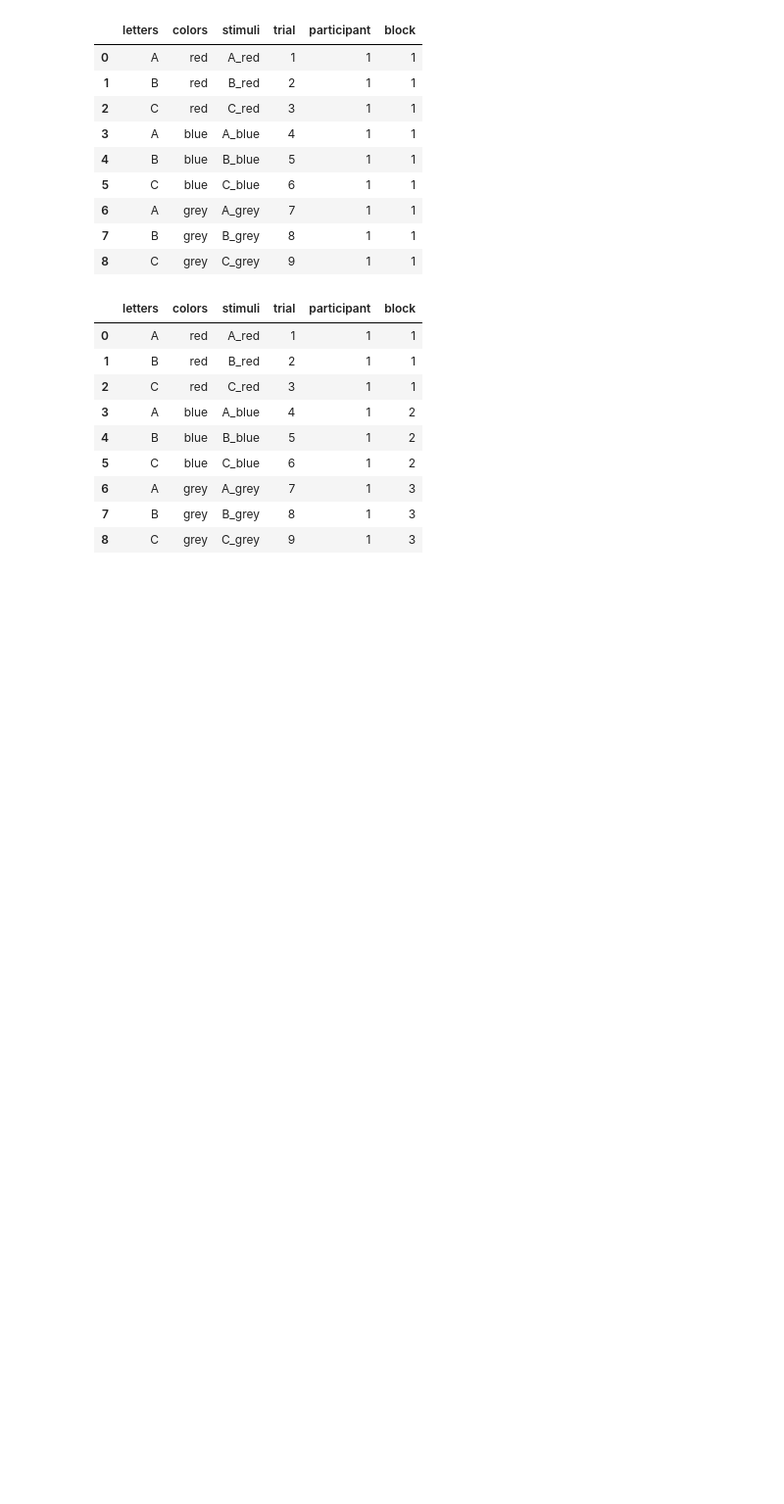
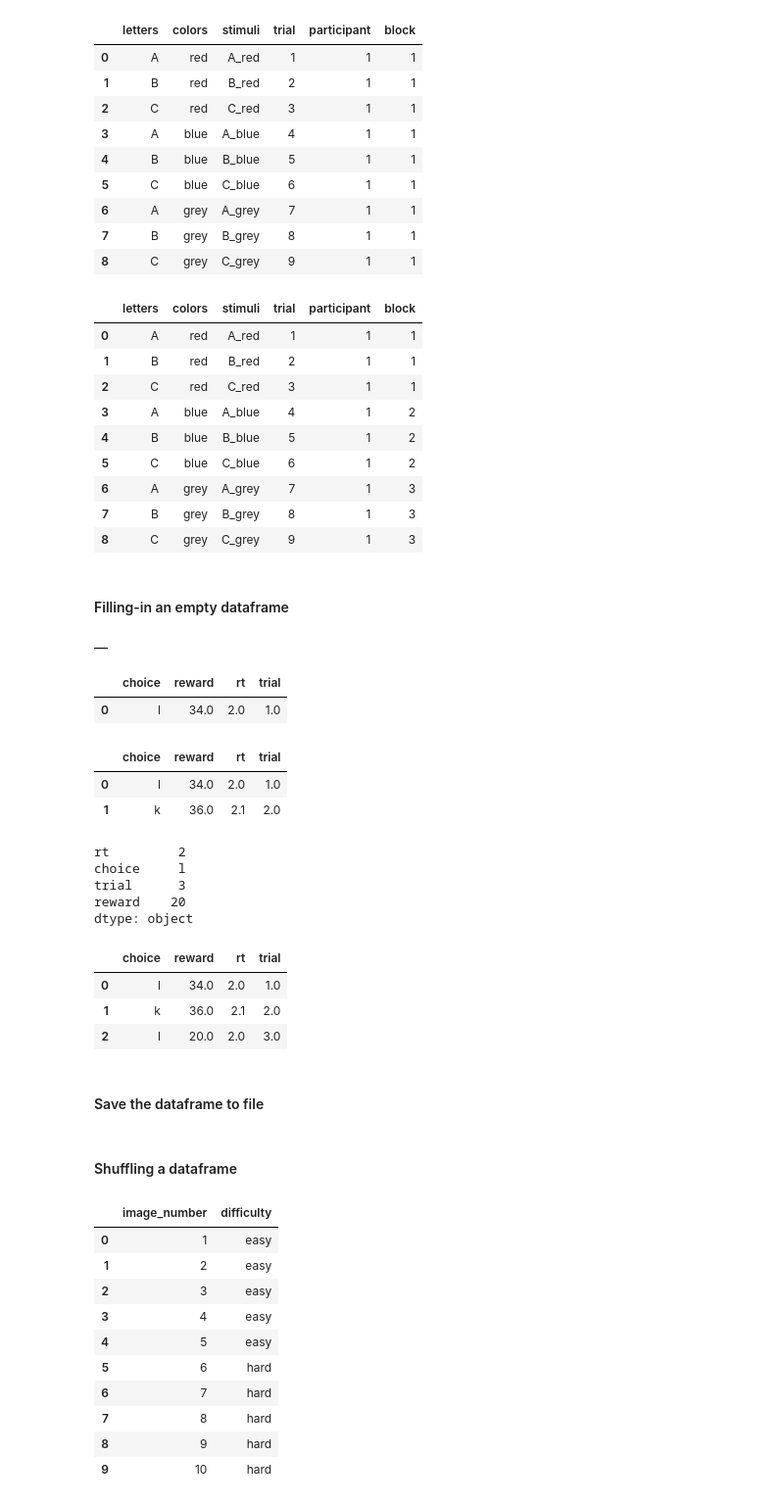
Before and after one commit to laurafontanesi/psychopy-seminar, a Jupyter notebook: notebooks/wpa_3.ipynb, the cells around one changed output. Shown: that part at 98% size. Cells and saved outputs as stored; diff of their text form; code cells hidden in the pictures; blank space fills up the shorter version.

```diff
--- a/notebooks/wpa_3.ipynb
+++ b/notebooks/wpa_3.ipynb
@@ -206,3 +206,10 @@ df
 | 6 | A | grey | A_grey | 7 | 1 | 3 |
 | 7 | B | grey | B_grey | 8 | 1 | 3 |
 | 8 | C | grey | C_grey | 9 | 1 | 3 |
+# %% [markdown]
+#### Filling-in an empty dataframe
+# %%
+df = pd.DataFrame([]) # create an empty dataframe
+df
+# %% [output]
+|  |
@@ -208,0 +218,5 @@ df
+# %%
+df
+# %% [output]
+|  | choice | reward | rt | trial |
+| 0 | l | 34.0 | 2.0 | 1.0 |
@@ -208,0 +225,6 @@ df
+# %%
+df
+# %% [output]
+|  | choice | reward | rt | trial |
+| 0 | l | 34.0 | 2.0 | 1.0 |
+| 1 | k | 36.0 | 2.1 | 2.0 |
@@ -208,0 +233,8 @@ df
+# %%
+responses
+# %% [output]
+rt         2
+choice     l
+trial      3
+reward    20
+dtype: object
@@ -208,0 +243,9 @@ df
+# %%
+df
+# %% [output]
+|  | choice | reward | rt | trial |
+| 0 | l | 34.0 | 2.0 | 1.0 |
+| 1 | k | 36.0 | 2.1 | 2.0 |
+| 2 | l | 20.0 | 2.0 | 3.0 |
+# %% [markdown]
+#### Save the dataframe to file
@@ -208,0 +254,17 @@ df
+# %% [markdown]
+#### Shuffling a dataframe
+# %%
+df = pd.DataFrame({'image_number': np.arange(1, 11), 'difficulty': np.repeat(['easy','hard'], 5)})
+df
+# %% [output]
+|  | image_number | difficulty |
+| 0 | 1 | easy |
+| 1 | 2 | easy |
+| 2 | 3 | easy |
+| 3 | 4 | easy |
+| 4 | 5 | easy |
+| 5 | 6 | hard |
+| 6 | 7 | hard |
+| 7 | 8 | hard |
+| 8 | 9 | hard |
+| 9 | 10 | hard |
```
Also changed, not shown: parts of 19 cells of this notebook, 1 other file.
